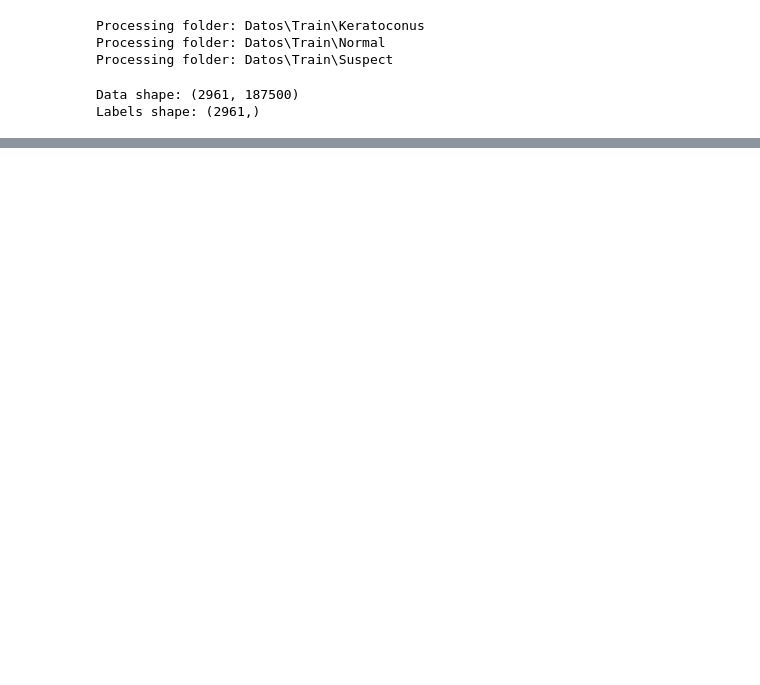
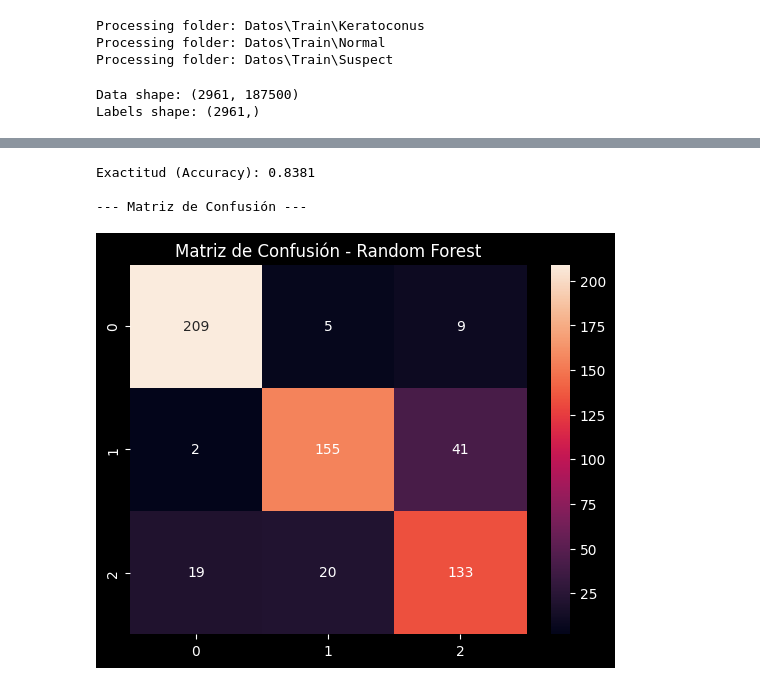
Before and after one commit to zamef/ProyectoTSBM, a Jupyter notebook: ExtraClasificaciónImagenes.ipynb, the cells around one changed output, grey strips where cells are left out. Drawn from its saved outputs; the diff is of its cells as text; code cells hidden in the pictures; blank space fills up the shorter version.

```diff
--- a/ExtraClasificaciónImagenes.ipynb
+++ b/ExtraClasificaciónImagenes.ipynb
@@ -402,0 +464,10 @@ NameError: name 'accuracy_score' is not defined
+# %%
+# Convertir a arrays numpy
+data = np.array(data)
+labels = np.array(labels)
+
+# Verificación
+if data.shape[0] == 0:
+    raise ValueError("No hay imágenes en el dataset.")
+print(f"Data shape: {data.shape}")
+print(f"Labels shape: {labels.shape}")
@@ -402,0 +477,13 @@ NameError: name 'accuracy_score' is not defined
+# %%
+# Split de datos
+X_train, X_test, y_train, y_test = train_test_split(data, labels, test_size=0.2, random_state=42)
+# %%
+
+rf_model = RandomForestClassifier(
+    n_estimators=100,
+    max_depth=10,
+    random_state=42,
+    class_weight='balanced',
+    n_jobs=-1
+)
+rf_model.fit(X_train, y_train)
@@ -402,0 +493,7 @@ NameError: name 'accuracy_score' is not defined
+# %%
+# Evaluación (igual que con SVM pero ahora para Random Forest)
+y_pred = rf_model.predict(X_test)
+
+# Métricas
+print("\n--- Reporte de Clasificación ---")
+print(classification_report(y_test, y_pred, target_names=categories))
@@ -402,0 +511,14 @@ NameError: name 'accuracy_score' is not defined
+# %%
+print(f"\nExactitud (Accuracy): {accuracy_score(y_test, y_pred):.4f}")
+
+# Matriz de confusión
+print("\n--- Matriz de Confusión ---")
+cm = confusion_matrix(y_test, y_pred)
+sns.heatmap(cm, annot = True, fmt = 'g')
+plt.title("Matriz de Confusión - Random Forest")
+plt.show()
+# %% [output]
+Exactitud (Accuracy): 0.8381
+
+--- Matriz de Confusión ---
+[figure, added]
```
Also changed, not shown: parts of 14 cells of this notebook, 1 other file.
